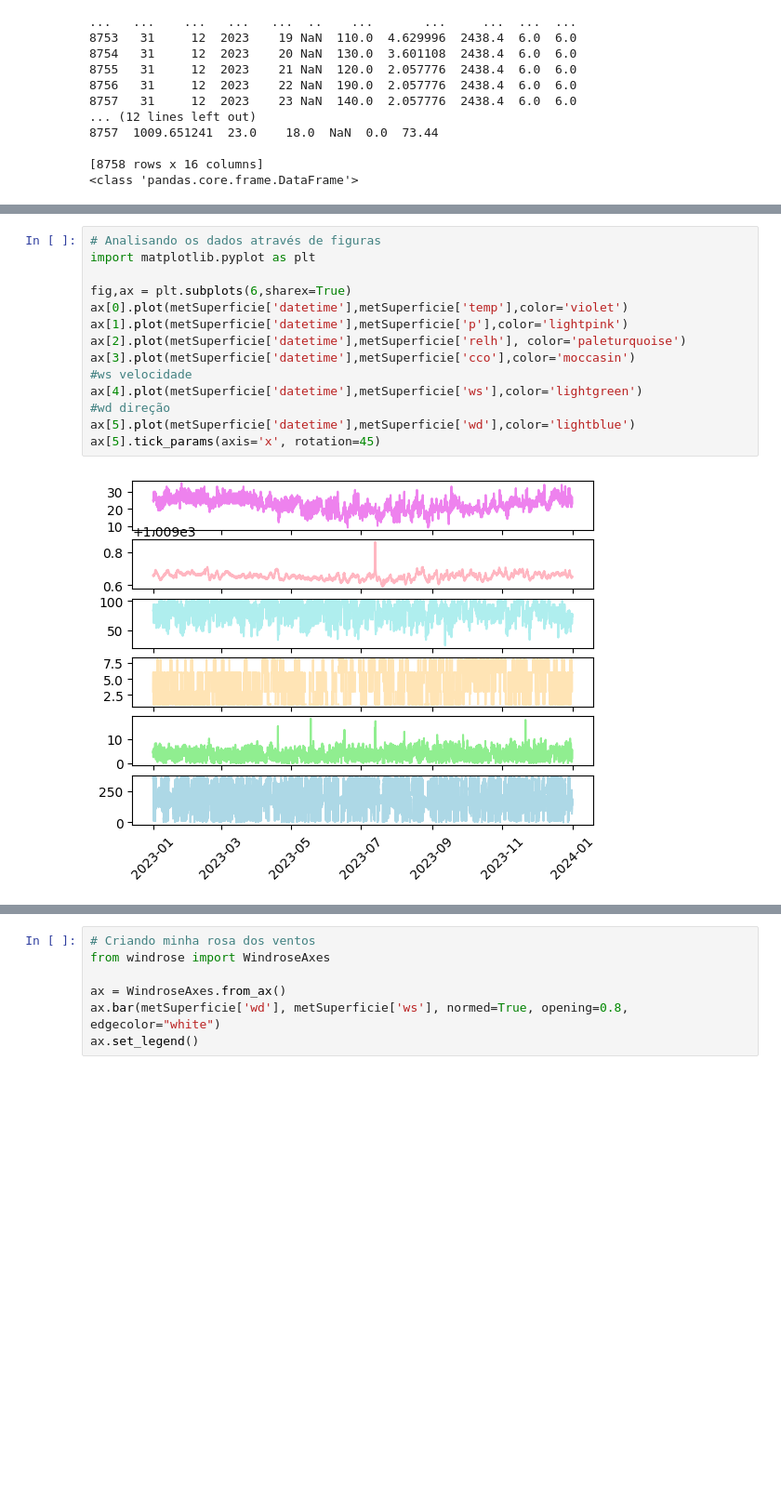
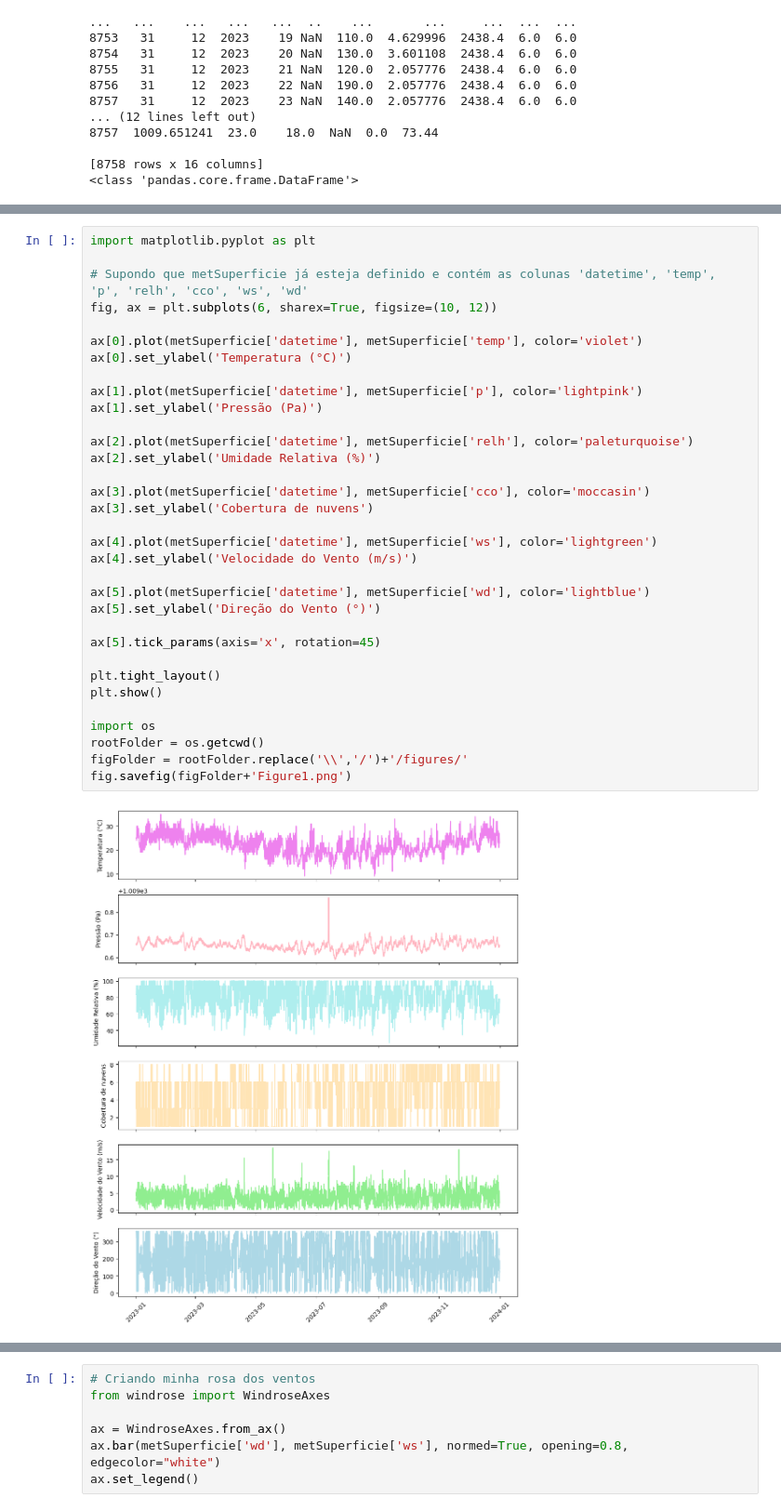
Before and after one commit to anapietroski/Controle_AnaPietroski, a Jupyter notebook: Atividade02_Ana_e_Barbara.ipynb, the cells around one changed output, grey strips where cells are left out. Shown at 93% size. Cells and saved outputs as stored; diff of their text form; blank space fills up the shorter version.

```diff
--- a/Atividade02_Ana_e_Barbara.ipynb
+++ b/Atividade02_Ana_e_Barbara.ipynb
@@ -90,19 +89,38 @@ Name: datetime, Length: 8758, dtype: datetime64[ns]
 | 2023-12-31 23:00:00 | 31 | 12 | 2023 | 23 | NaN | 140.0 | 2.057776 | 2438.4 | 6.0 | 6.0 | 1009.651241 | ... |
 8758 rows × 17 columns
 # %%
-# Analisando os dados através de figuras
 import matplotlib.pyplot as plt
 
-fig,ax = plt.subplots(6,sharex=True)
-ax[0].plot(metSuperficie['datetime'],metSuperficie['temp'],color='violet')
-ax[1].plot(metSuperficie['datetime'],metSuperficie['p'],color='lightpink')
-ax[2].plot(metSuperficie['datetime'],metSuperficie['relh'], color='paleturquoise')
-ax[3].plot(metSuperficie['datetime'],metSuperficie['cco'],color='moccasin')
-#ws velocidade
-ax[4].plot(metSuperficie['datetime'],metSuperficie['ws'],color='lightgreen')
-#wd direção
-ax[5].plot(metSuperficie['datetime'],metSuperficie['wd'],color='lightblue')
+# Supondo que metSuperficie já esteja definido e contém as colunas 'datetime', 'temp', 'p', 'relh', 'cco', 'ws', 'wd'
+fig, ax = plt.subplots(6, sharex=True, figsize=(10, 12))
+
+ax[0].plot(metSuperficie['datetime'], metSuperficie['temp'], color='violet')
+ax[0].set_ylabel('Temperatura (°C)')
+
+ax[1].plot(metSuperficie['datetime'], metSuperficie['p'], color='lightpink')
+ax[1].set_ylabel('Pressão (Pa)')
+
+ax[2].plot(metSuperficie['datetime'], metSuperficie['relh'], color='paleturquoise')
+ax[2].set_ylabel('Umidade Relativa (%)')
+
+ax[3].plot(metSuperficie['datetime'], metSuperficie['cco'], color='moccasin')
+ax[3].set_ylabel('Cobertura de nuvens')
+
+ax[4].plot(metSuperficie['datetime'], metSuperficie['ws'], color='lightgreen')
+ax[4].set_ylabel('Velocidade do Vento (m/s)')
+
+ax[5].plot(metSuperficie['datetime'], metSuperficie['wd'], color='lightblue')
+ax[5].set_ylabel('Direção do Vento (°)')
+
 ax[5].tick_params(axis='x', rotation=45)
+
+plt.tight_layout()
+plt.show()
+
+import os
+rootFolder = os.getcwd()
+figFolder = rootFolder.replace('\\','/')+'/figures/'
+fig.savefig(figFolder+'Figure1.png')
 # %% [output]
-[figure, old version]
+[figure, new version]
 # %%
```
Also changed, not shown: parts of 16 cells of this notebook.
